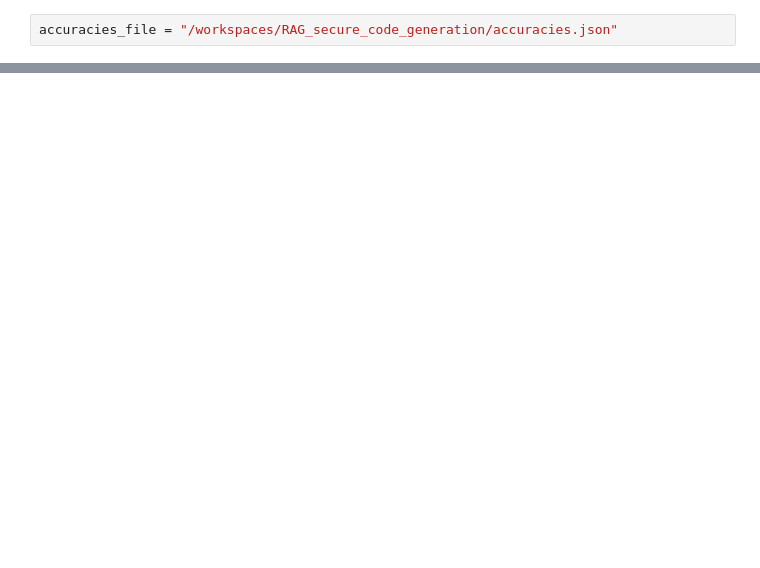
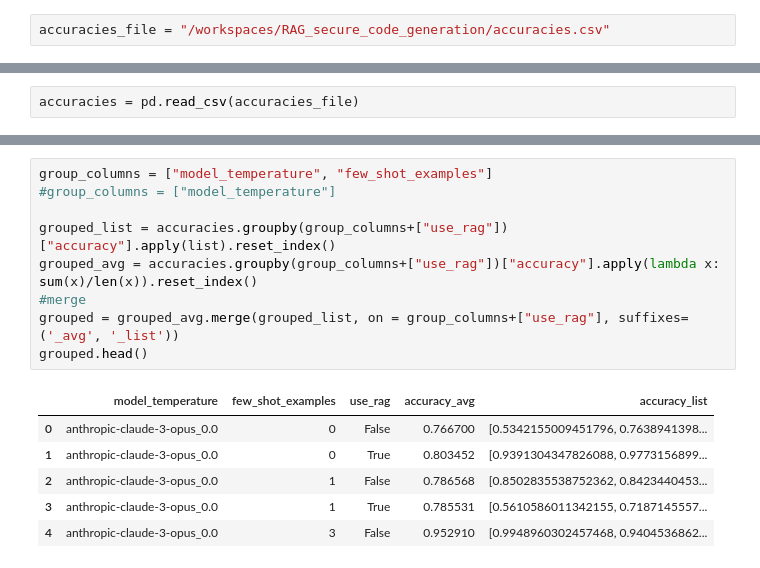
Before and after one commit to PasiniSamuele/Robust-Attack-Detectors-LLM, a Jupyter notebook: notebooks/statistical_rq1.ipynb, the cells around one changed output, grey strips where cells are left out. Drawn from its saved outputs; the diff is of its cells as text; blank space fills up the shorter version.

Commit message:
finish empirical accuracy

```diff
--- a/notebooks/statistical_rq1.ipynb
+++ b/notebooks/statistical_rq1.ipynb
@@ -4,2 +27,2 @@ import json
 # %%
-accuracies_file = "/workspaces/RAG_secure_code_generation/accuracies.json"
+accuracies_file = "/workspaces/RAG_secure_code_generation/accuracies.csv"
@@ -18,0 +29,2 @@ MannwhitneyuResult(statistic=9725650.0, pvalue=0.01553205028797757)
+# %%
+accuracies = pd.read_csv(accuracies_file)
@@ -18,0 +64,16 @@ MannwhitneyuResult(statistic=9725650.0, pvalue=0.01553205028797757)
+# %%
+group_columns = ["model_temperature", "few_shot_examples"]
+#group_columns = ["model_temperature"]
+
+grouped_list = accuracies.groupby(group_columns+["use_rag"])["accuracy"].apply(list).reset_index()
+grouped_avg = accuracies.groupby(group_columns+["use_rag"])["accuracy"].apply(lambda x: sum(x)/len(x)).reset_index()
+#merge
+grouped = grouped_avg.merge(grouped_list, on = group_columns+["use_rag"], suffixes=('_avg', '_list'))
+grouped.head()
+# %% [output]
+|  | model_temperature | few_shot_examples | use_rag | accuracy_avg | accuracy_list |
+| 0 | anthropic-claude-3-opus_0.0 | 0 | False | 0.766700 | [0.5342155009451796, 0.7638941398... |
+| 1 | anthropic-claude-3-opus_0.0 | 0 | True | 0.803452 | [0.9391304347826088, 0.9773156899... |
+| 2 | anthropic-claude-3-opus_0.0 | 1 | False | 0.786568 | [0.8502835538752362, 0.8423440453... |
+| 3 | anthropic-claude-3-opus_0.0 | 1 | True | 0.785531 | [0.5610586011342155, 0.7187145557... |
+| 4 | anthropic-claude-3-opus_0.0 | 3 | False | 0.952910 | [0.9948960302457468, 0.9404536862... |
```
Also changed, not shown: parts of 21 cells of this notebook, 36 other files.
